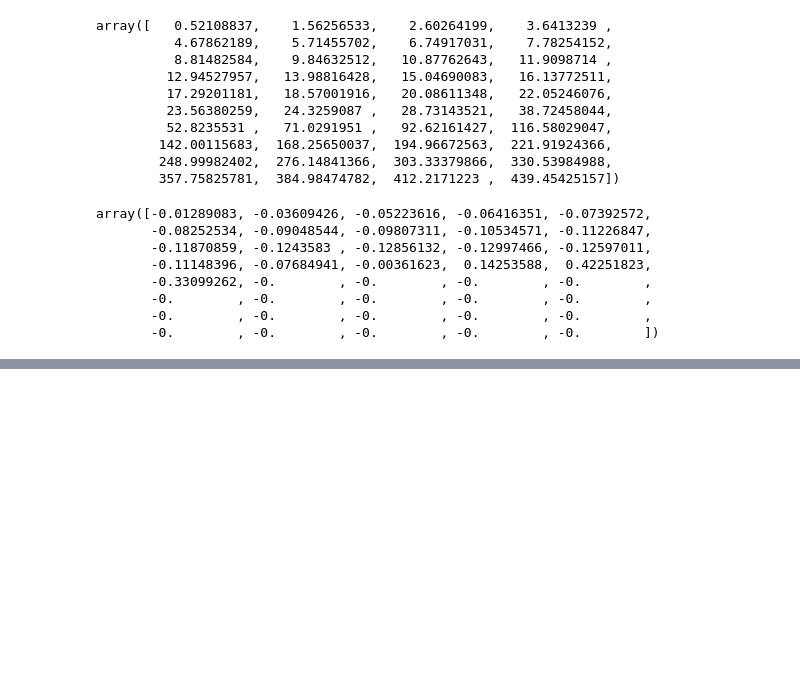
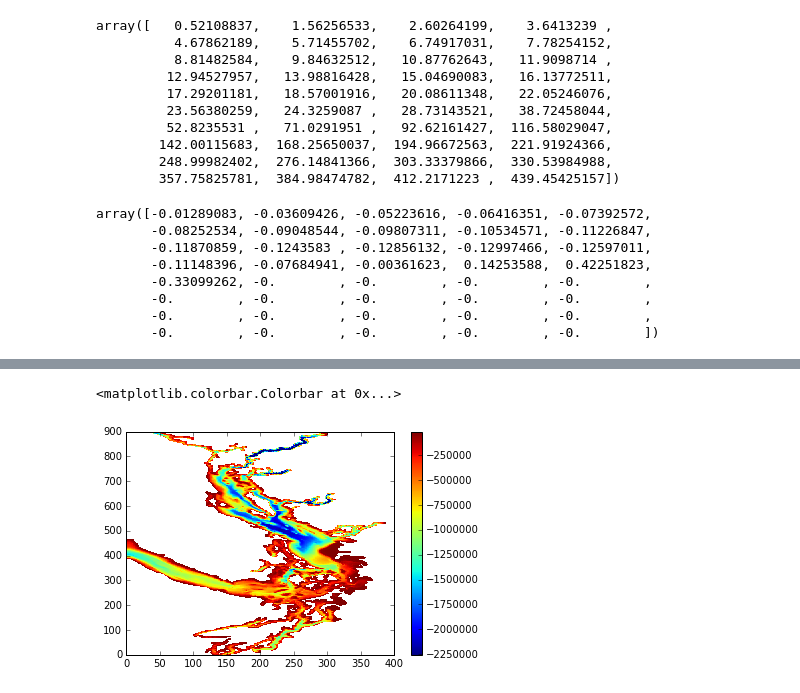
Before and after one commit to SalishSeaCast/analysis-nancy, a Jupyter notebook: notebooks/energy_flux/Hydrostatic pressure - development.ipynb, the cells around one changed output, grey strips where cells are left out. Drawn from its saved outputs; the diff is of its cells as text; code cells hidden in the pictures; blank space fills up the shorter version.

```diff
--- a/notebooks/energy_flux/Hydrostatic pressure - development.ipynb
+++ b/notebooks/energy_flux/Hydrostatic pressure - development.ipynb
@@ -101,0 +126,9 @@ array([-0.01289083, -0.03609426, -0.05223616, -0.06416351, -0.07392572,
+# %%
+p_internal = p_t - np.expand_dims(p_davg,axis=1)
+p_internal = np.ma.array(p_internal, mask = np.ones(p_internal.shape) - tmask)
+# %%
+plt.pcolormesh(p_internal[0,0,...])
+plt.colorbar()
+# %% [output]
+<matplotlib.colorbar.Colorbar at 0x...>
+[figure, added]
```
Also changed, not shown: parts of 13 cells of this notebook.
